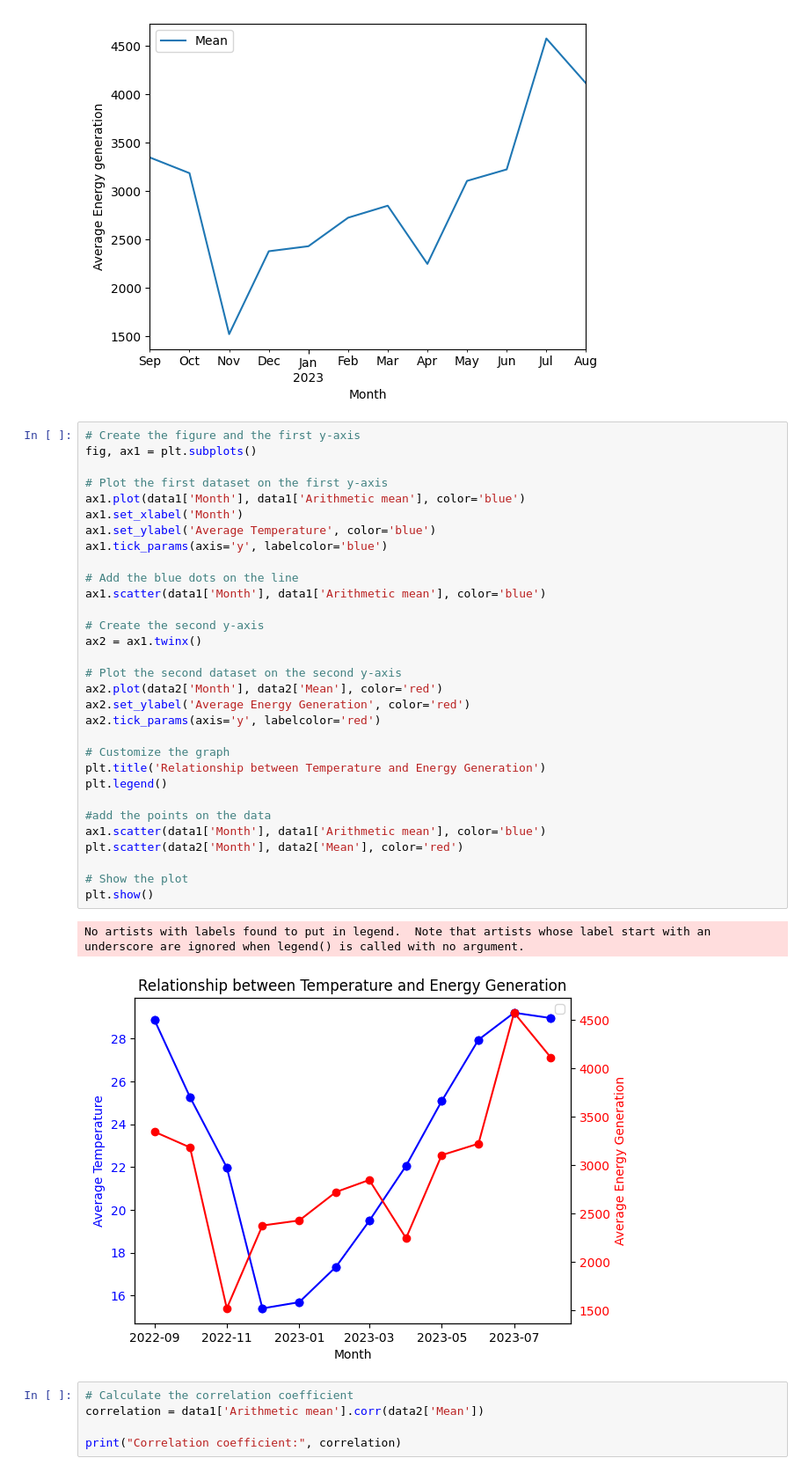
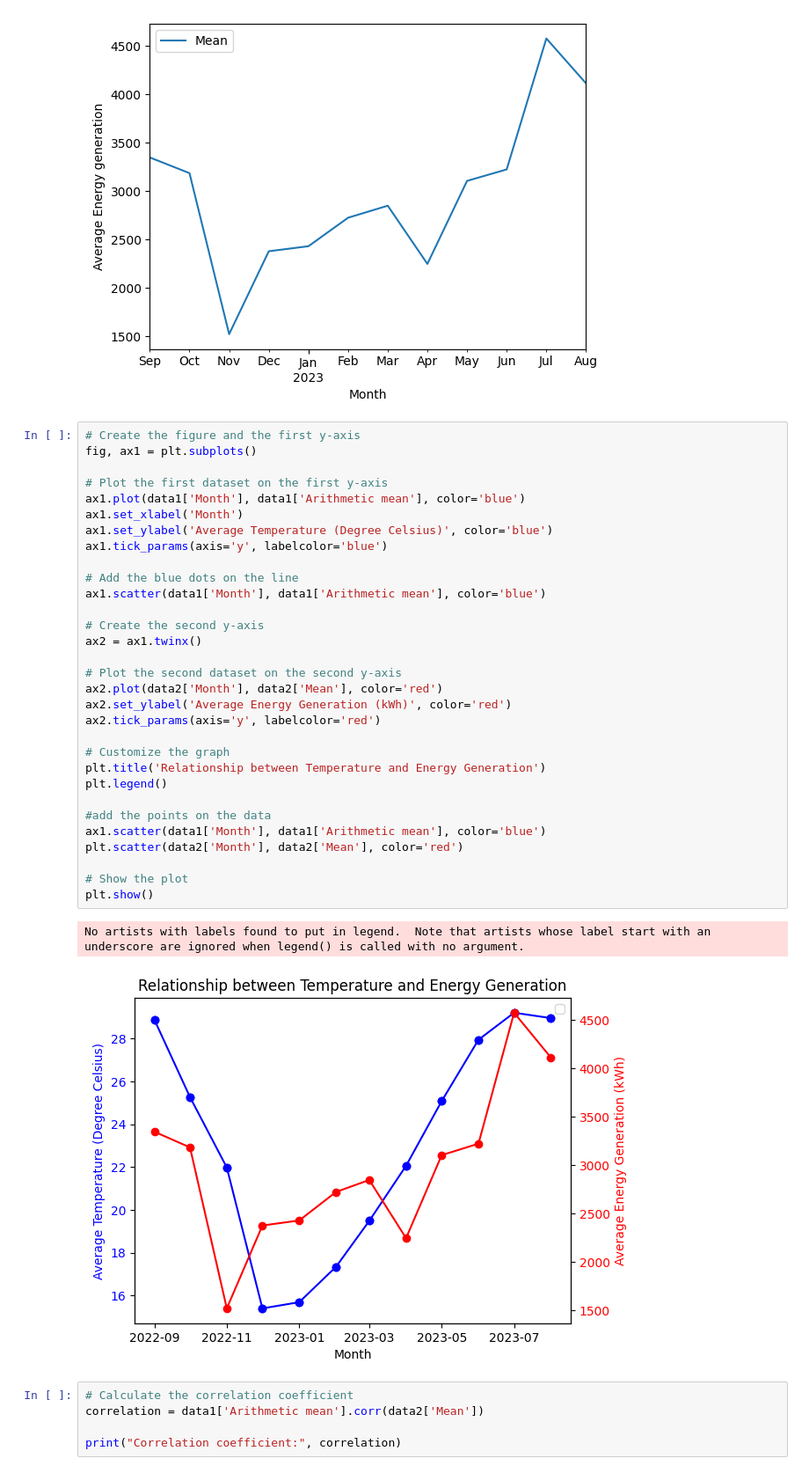
Before and after one commit to KangarooNick/FYP-Code, a Jupyter notebook: Meteorological Data/Plot graph for seasonal meteorological data.ipynb, the cells around one changed output. Shown at 88% size. Cells and saved outputs as stored; diff of their text form.

```diff
--- a/Meteorological Data/Plot graph for seasonal meteorological data.ipynb
+++ b/Meteorological Data/Plot graph for seasonal meteorological data.ipynb
@@ -59,36 +59,36 @@ plt.show()
 # Create the figure and the first y-axis
 fig, ax1 = plt.subplots()
 
 # Plot the first dataset on the first y-axis
 ax1.plot(data1['Month'], data1['Arithmetic mean'], color='blue')
 ax1.set_xlabel('Month')
-ax1.set_ylabel('Average Temperature', color='blue')
+ax1.set_ylabel('Average Temperature (Degree Celsius)', color='blue')
 ax1.tick_params(axis='y', labelcolor='blue')
 
 # Add the blue dots on the line
 ax1.scatter(data1['Month'], data1['Arithmetic mean'], color='blue')
 
 # Create the second y-axis
 ax2 = ax1.twinx()
 
 # Plot the second dataset on the second y-axis
 ax2.plot(data2['Month'], data2['Mean'], color='red')
-ax2.set_ylabel('Average Energy Generation', color='red')
+ax2.set_ylabel('Average Energy Generation (kWh)', color='red')
 ax2.tick_params(axis='y', labelcolor='red')
 
 # Customize the graph
 plt.title('Relationship between Temperature and Energy Generation')
 plt.legend()
 
 #add the points on the data
 ax1.scatter(data1['Month'], data1['Arithmetic mean'], color='blue')
 plt.scatter(data2['Month'], data2['Mean'], color='red')
 
 # Show the plot
 plt.show()
 # %% [output]
 No artists with labels found to put in legend.  Note that artists whose label start with an underscore are ignored when legend() is called with no argument.
-[figure, old version]
+[figure, new version]
 # %%
 # Calculate the correlation coefficient
 correlation = data1['Arithmetic mean'].corr(data2['Mean'])
```
Also changed, not shown: parts of 6 cells of this notebook, 6 other files.
